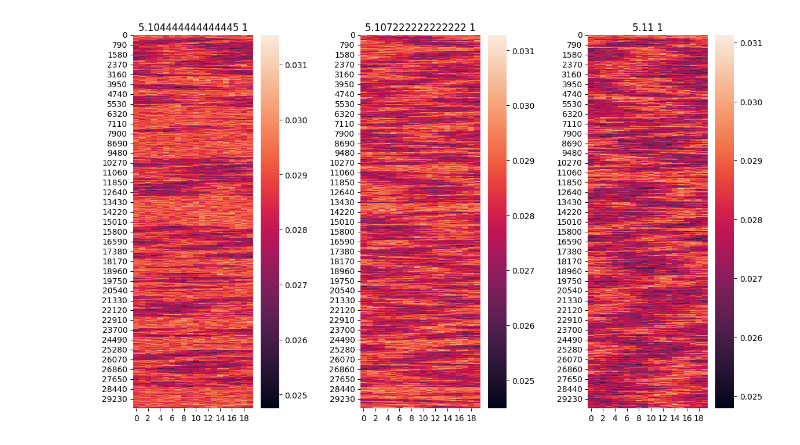
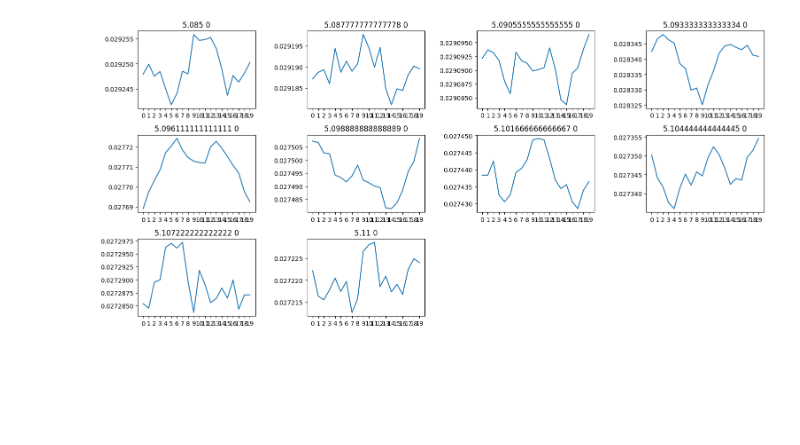
Before and after one commit to Haaaaron/SUN_twist_python_analysis, a Jupyter notebook: SUN_wilson_action.ipynb, the cells around one changed output. Saved outputs shown, nothing was run; the diff lists cells and outputs as text; code cells hidden in the pictures; blank space fills up the shorter version.

```diff
--- a/SUN_wilson_action.ipynb
+++ b/SUN_wilson_action.ipynb
@@ -10,3 +7,3 @@ The autoreload extension is already loaded. To reload it, use:
 # %%
-plaquette_data_notwist = read_and_write.load_from_folder("./current_output/notwist","plaquette:", "real")
+plaquette_data_notwist = read_and_write.load_from_folder("./output/notwist","plaquette:", "real")
 # %%
@@ -33,4 +30,4 @@ wilson_action.create_z_index_heat_map(plaquette_data_twist,mean=True)
 # %%
-wilson_action.create_z_index_heat_map(utility.select_subset(plaquette_data_twist,7,10))
+wilson_action.create_z_index_heat_map(utility.select_subset(plaquette_data_notwist,0,12),mean=True)
 # %% [output]
-[figure, old version]
+[figure, new version]
```
Also changed, not shown: parts of 6 cells of this notebook, 17 other files.
